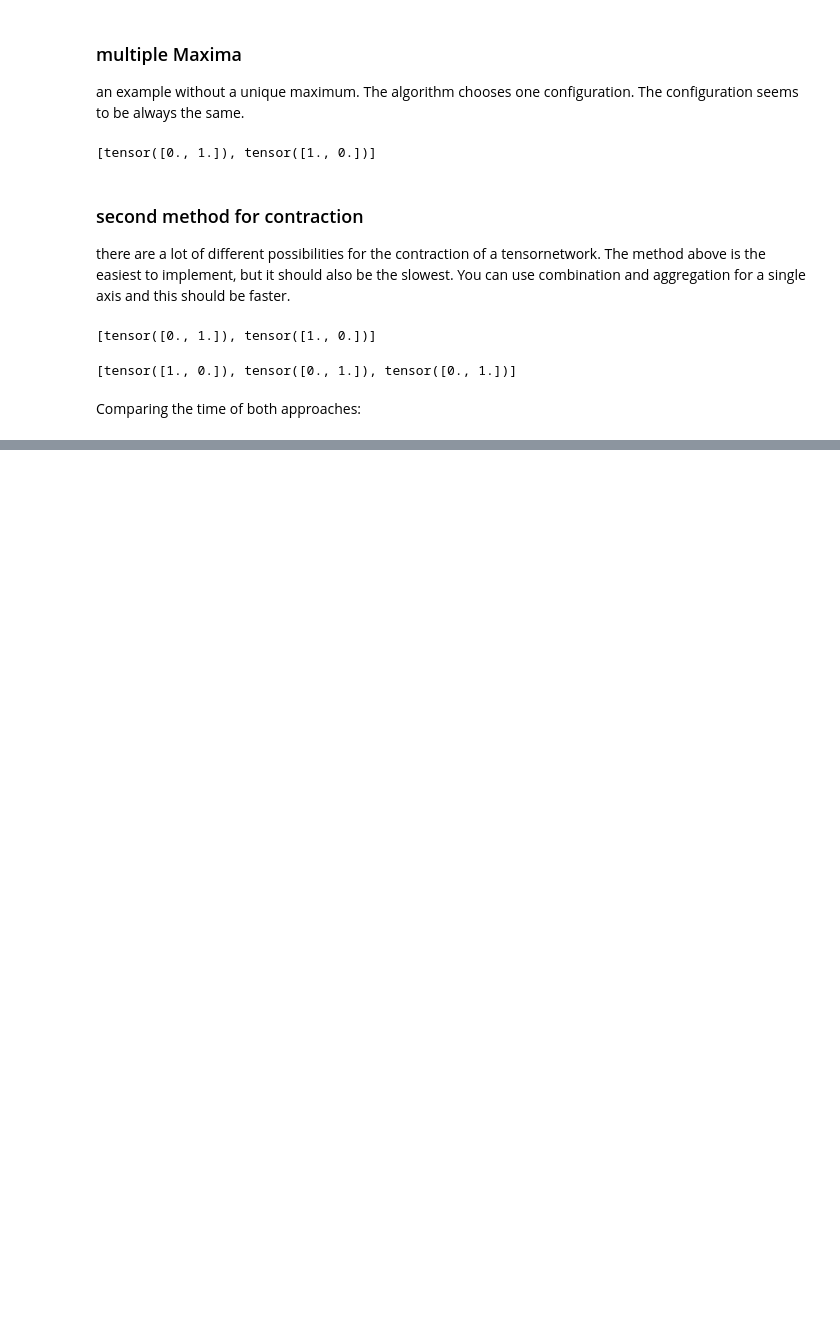
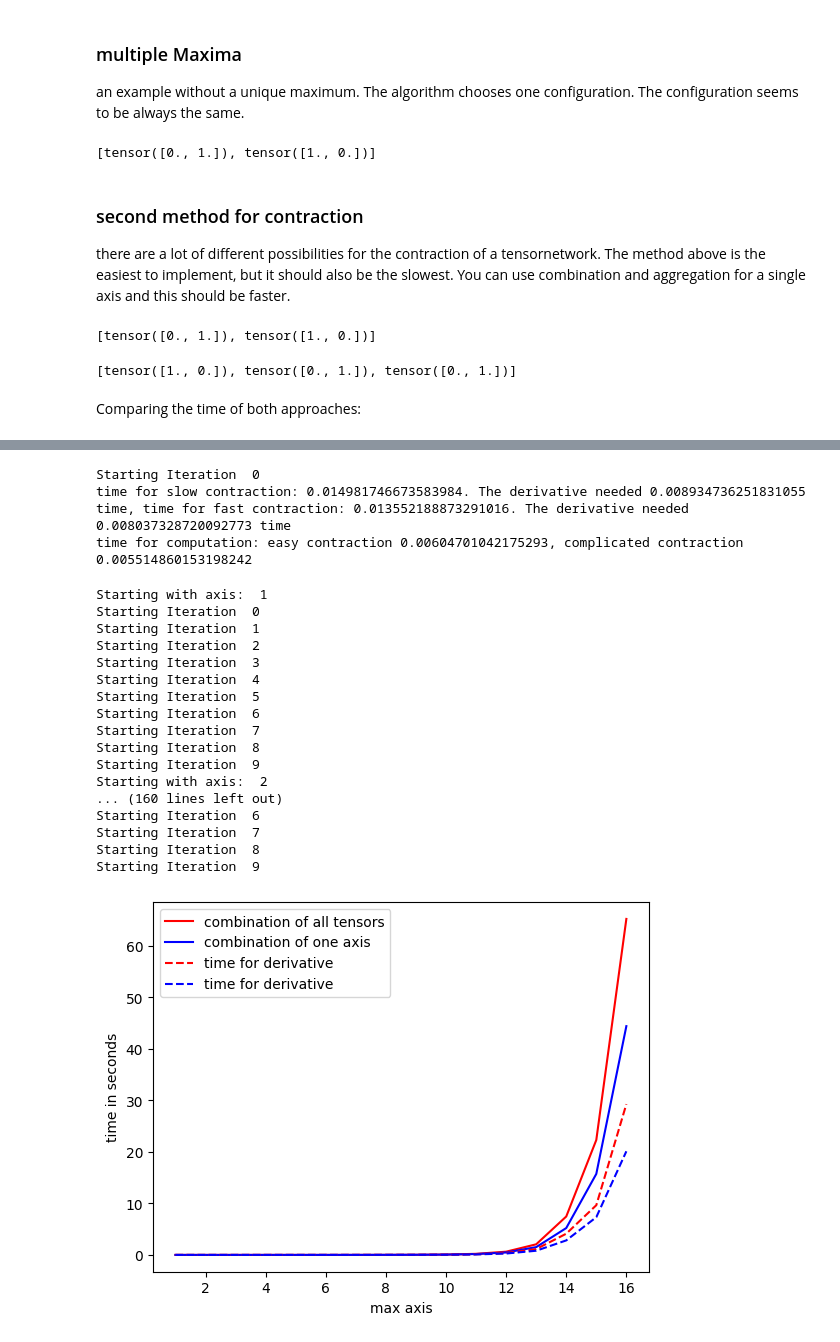
Before and after one commit to Hanno1/differentiation-of-tensornetworkcontraction-, a Jupyter notebook: notebook.ipynb, the cells around one changed output, grey strips where cells are left out. Cells and saved outputs as stored; diff of their text form; code cells hidden in the pictures; blank space fills up the shorter version.

```diff
--- a/notebook.ipynb
+++ b/notebook.ipynb
@@ -169,0 +96,58 @@ time for slow contraction: 23.734253847599028, time for fast contraction: 16.463
+# %%
+t_1, d_1, t_2, d_2 = tensor.compare_algorithms(1, 8)
+
+print(f"time for slow contraction: {t_1}. The derivative needed {d_1} time, time for fast contraction: {t_2}. The derivative needed {d_2} time")
+print(f"time for computation: easy contraction {t_1 - d_1}, complicated contraction {t_2 - d_2}")
+# %% [output]
+Starting Iteration  0
+time for slow contraction: 0.014981746673583984. The derivative needed 0.008934736251831055 time, time for fast contraction: 0.013552188873291016. The derivative needed 0.008037328720092773 time
+time for computation: easy contraction 0.00604701042175293, complicated contraction 0.005514860153198242
+# %%
+import matplotlib.pyplot as plt
+
+def plot_time(n, max_axis):
+    x = [i for i in range(1, max_axis + 1)]
+    y_1 = []
+    y_2 = []
+    y_d_1 = []
+    y_d_2 = []
+    for i in range(1, max_axis + 1):
+        print("Starting with axis: ", i)
+
+        t_1, d_1, t_2, d_2 = tensor.compare_algorithms(n, i)
+        y_1.append(t_1)
+        y_2.append(t_2)
+        y_d_1.append(d_1)
+        y_d_2.append(d_2)
+
+    plt.plot(x, y_1, label="combination of all tensors", color="red")
+    plt.plot(x, y_2, label="combination of one axis", color="blue")
+    plt.plot(x, y_d_1, label="time for derivative", color="red", linestyle="dashed")
+    plt.plot(x, y_d_2, label="time for derivative", color="blue", linestyle="dashed")
+    plt.xlabel("max axis")
+    plt.ylabel("time in seconds")
+    plt.legend()
+    plt.show()
+
+    return y_1, y_2, y_d_1, y_d_2
+
+y_1, y_2, y_d_1, y_d_2 = plot_time(10, 16)
+# %% [output]
+Starting with axis:  1
+Starting Iteration  0
+Starting Iteration  1
+Starting Iteration  2
+Starting Iteration  3
+Starting Iteration  4
+Starting Iteration  5
+Starting Iteration  6
+Starting Iteration  7
+Starting Iteration  8
+Starting Iteration  9
+Starting with axis:  2
+... (160 lines left out)
+Starting Iteration  6
+Starting Iteration  7
+Starting Iteration  8
+Starting Iteration  9
+[figure, added]
```
Also changed, not shown: parts of 3 cells of this notebook, 1 other file.
